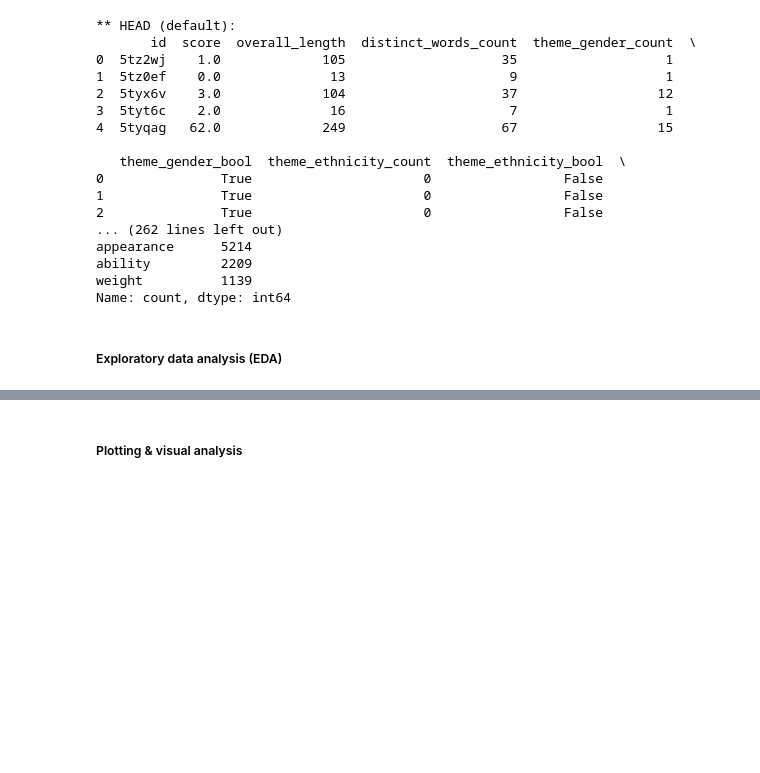
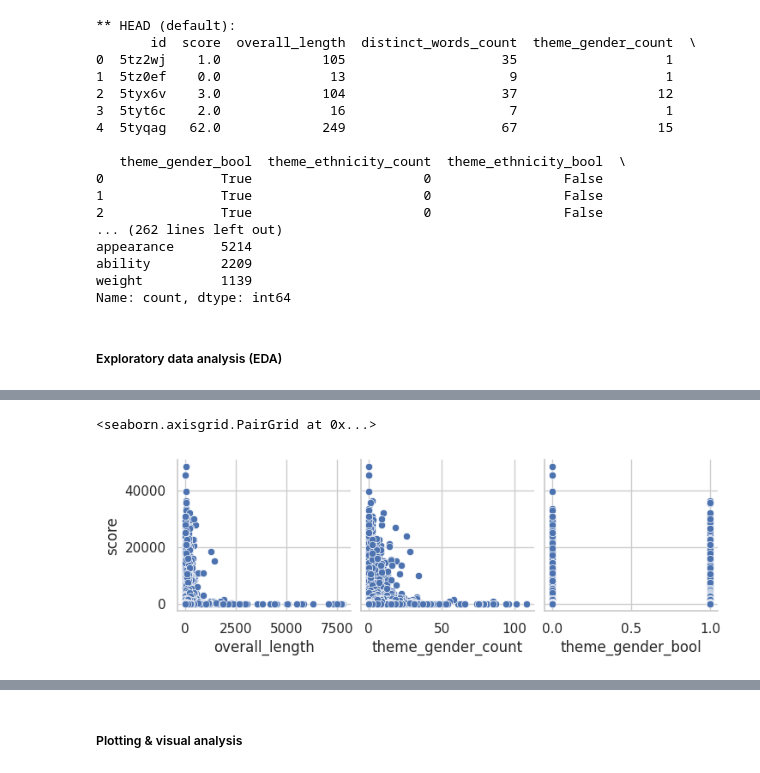
Before and after one commit to INFO-523-SU25/final-project-howell-xia, a Jupyter notebook: final-analysis-writeup.ipynb, the cells around one changed output, grey strips where cells are left out. Saved outputs shown, nothing was run; the diff lists cells and outputs as text; code cells hidden in the pictures; blank space fills up the shorter version.

Commit message:
exploratory data analysis and data wrangling for models and classification

```diff
--- a/final-analysis-writeup.ipynb
+++ b/final-analysis-writeup.ipynb
@@ -82,6 +83,13 @@ show_df_details(jokes_df, ["dtypes", "head", "tail", "info", "describe"])
 max                171.000000          36.000000
 # %% [markdown]
 #### Additional data prep
+# %%
+##Cat
+## Data Prep for Exploratory Data Analysis
+
+#removes ID and creates a copy of the joke df
+jokes_model = jokes_df.copy()
+jokes_model.drop(columns = ["id", "themes_found"], inplace = True)
 # %%
 ### AHN
 
@@ -162,3 +168,14 @@ Name: count, dtype: int64
 ### AHN
 # %%
 ### CAT
+
+#encodes all the boolean values into 0 or 1
+le = LabelEncoder()
+jokes_model['theme_gender_bool'] = le.fit_transform(jokes_model['theme_gender_bool'])
+jokes_model['theme_ethnicity_bool'] = le.fit_transform(jokes_model['theme_ethnicity_bool'])
+jokes_model['theme_sexuality_bool'] = le.fit_transform(jokes_model['theme_sexuality_bool'])
+jokes_model['theme_ability_bool'] = le.fit_transform(jokes_model['theme_ability_bool'])
+jokes_model['theme_age_bool'] = le.fit_transform(jokes_model['theme_age_bool'])
+jokes_model['theme_weight_bool'] = le.fit_transform(jokes_model['theme_weight_bool'])
+jokes_model['theme_appearance_bool'] = le.fit_transform(jokes_model['theme_appearance_bool'])
+jokes_model['theme_class_bool'] = le.fit_transform(jokes_model['theme_class_bool'])
@@ -164,0 +217,9 @@ Name: count, dtype: int64
+# %%
+#sns.pairplot(jokes_model, y_vars=["score"])
+#all the pair plot values have a similar distribution (ie non-boolean values have one distribution while boolean values have 0 being larger than 1)
+
+#chose examples for ease of visualisation
+sns.pairplot(jokes_model, y_vars=["score"], x_vars=["overall_length", "theme_gender_count", "theme_gender_bool"])
+# %% [output]
+<seaborn.axisgrid.PairGrid at 0x...>
+[figure, added]
```
Also changed, not shown: parts of 5 cells of this notebook, 15 other files.
